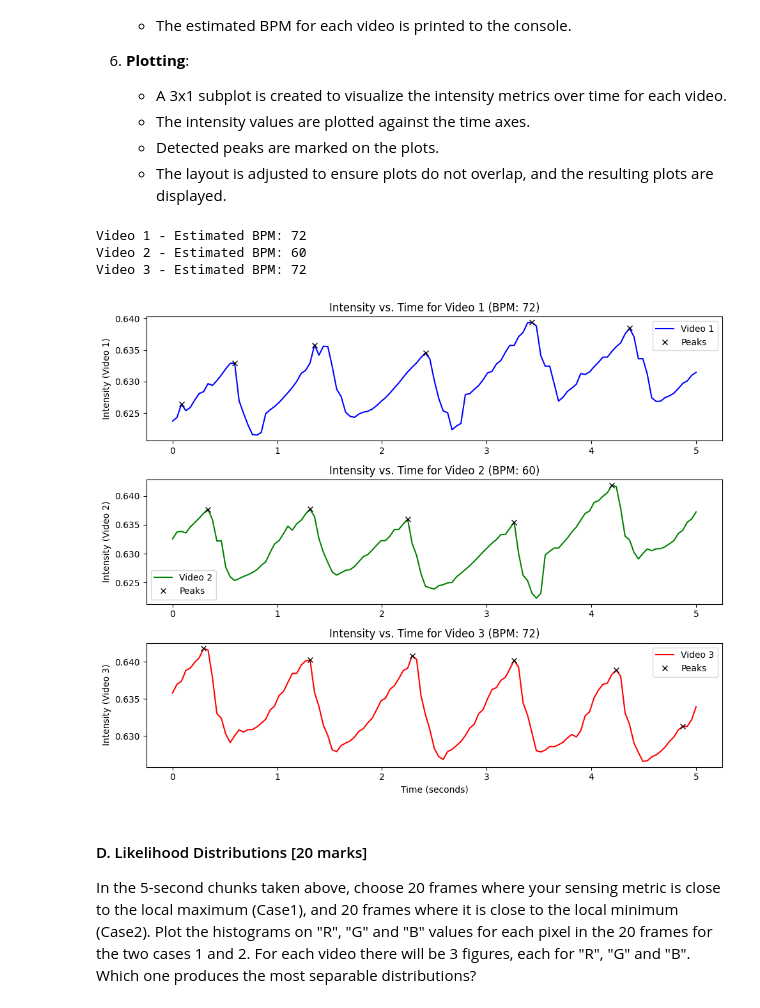
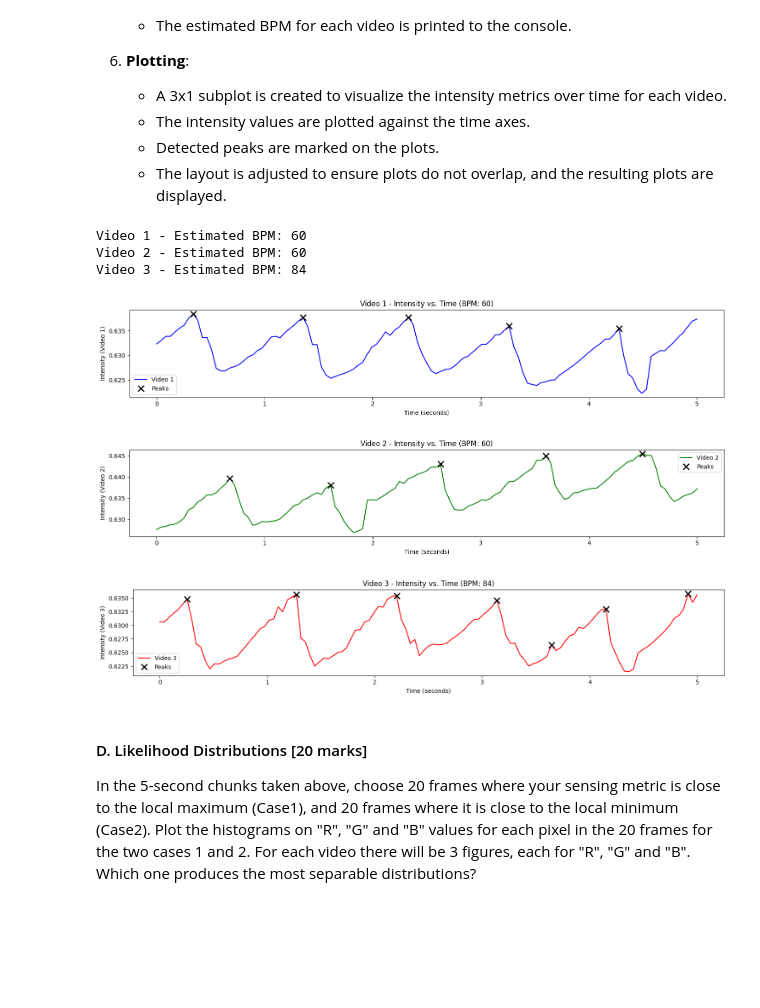
Before and after one commit to dipendughosh/programs, a Jupyter notebook: mtech_2023/sem-3/ssiot/ass-1/CS23M509_CS6650D24/homework1_UoP6650_D24.ipynb, the cells around one changed output. Saved outputs shown, nothing was run; the diff lists cells and outputs as text; code cells hidden in the pictures; blank space fills up the shorter version.

```diff
--- a/mtech_2023/sem-3/ssiot/ass-1/CS23M509_CS6650D24/homework1_UoP6650_D24.ipynb
+++ b/mtech_2023/sem-3/ssiot/ass-1/CS23M509_CS6650D24/homework1_UoP6650_D24.ipynb
@@ -156,7 +162,7 @@ Design your sensing metric. Note that each frame is a 2D vector of size [AxB], c
 ## put your snippet here with complete explanation in comments
 ## Marks will be provided based on code readability (not yourself, but others) and detailed comments
 
-def calculate_intensity_metric(videoIndex, frame):
+def calculate_intensity_metric(frame):
     """
     Calculates the Frame Intensity Metric for a given video frame.
 
@@ -203,7 +209,7 @@ for videoIndex, frames in videoFrames.items():
     # Loop through each frame in the current video
     for frameIndex, frameTemp in enumerate(frames):
         # Calculate the intensity metric for the current frame
-        intensityMetric = calculate_intensity_metric(videoIndex, frameTemp)
+        intensityMetric = calculate_intensity_metric(frameTemp)
 
         # Store the intensity metric along with the frame index in the intensityMetrics dictionary
         intensityMetrics[str(videoIndex)].append({
@@ -211,5 +217,5 @@ for videoIndex, frames in videoFrames.items():
             'intensityMetric': intensityMetric
         })
 
-        # Uncomment the line below if you want to print the intensity metric for each frame
-        # print(f"Video {videoIndex}, Frame {frameIndex + 1}, Intensity Metric: {intensityMetric:.4f}")
+        # Comment/Uncomment the line below if you want to print/not print the intensity metric for each frame
+        print(f"Video {videoIndex}, Frame {frameIndex + 1}, Intensity Metric: {intensityMetric:.4f}")
@@ -252,10 +276,7 @@ Plot your frame intensity metric vs. time for a random 5-second chunk of the thr
 ## put your snippet here with complete explanation in comments
 ## Marks will be provided based on code readability (not yourself, but others) and detailed comments
 
-# Dictionary to store plot colors for each video for visualization purposes
-plotColors = {"1": 'blue', "2": 'green', "3": 'red'}
-
-def get_random_chunk(frames, videoIndex, fps, duration=5):
+def get_random_chunk(frames, videoIndex, fps, duration):
     """
     Extracts a random chunk of frames from a video.
 
@@ -297,46 +318,45 @@ def plot_intensity_metric_bpm():
     - Peaks in intensity are marked with 'x' symbols.
     - A title for each subplot shows the corresponding video and BPM value.
 
-    Args:
-        None
-
-    Returns:
-        None: Displays the intensity metrics plot with peaks.
+    Outputs:
+    - Displays the intensity metrics plot with peaks per video.
     """
 
-    # Create a figure with 3 subplots (one for each video)
-    fig, ax = plt.subplots(3, 1, figsize=(10, 8))
+    # Dictionary to store plot colors for each video for visualization purposes
+    plotColors = {"1": 'blue', "2": 'green', "3": 'red'}
 
     # Iterate over each video to plot intensity metrics and mark detected peaks
-    for i, videoIndex in enumerate(intensityMetrics):
+    for _, videoIndex in enumerate(intensityMetrics):
+        # Create a figure with 3 subplots (one for each video)
+        fig, ax = plt.subplots(figsize=(15, 3))
 
         # Extract intensity values from the chunks data for the current video
         intensityValues = [frameData['intensityMetric'] for frameData in chunks[videoIndex]]
 
         # Plot intensity values over time for the current video
-        ax[i].plot(timeAxes[videoIndex], intensityValues, color=plotColors[videoIndex], label=f"Video {videoIndex}")
+        ax.plot(timeAxes[videoIndex], intensityValues, color=plotColors[videoIndex], label=f"Video {videoIndex}")
 
         # Detect peaks in the intensity data using find_peaks, based on frame rate (0.5-second minimum distance)
         peaks, _ = find_peaks(intensityValues, distance=framesPerSecondValues[videoIndex] * 0.5)
 
         # Mark the detected peaks on the plot with black 'x' markers
-        ax[i].plot(timeAxes[videoIndex][peaks], np.array(intensityValues)[peaks], "x", color='black', label="Peaks")
+        ax.plot(timeAxes[videoIndex][peaks], np.array(intensityValues)[peaks], "x", color='black', label="Peaks", markersize=10, markeredgewidth=2)
+
+        # Set the x-axis label for each subplot to indicate the time
+        ax.set_xlabel(f"Time (seconds)")
 
         # Set the y-axis label for each subplot to indicate the intensity metric
-        ax[i].set_ylabel(f"Intensity (Video {videoIndex})")
+        ax.set_ylabel(f"Intensity (Video {videoIndex})")
 
         # Set the title for each subplot, including the video index and its corresponding BPM value
-        ax[i].set_title(f"Intensity vs. Time for Video {videoIndex} (BPM: {bpmValues[videoIndex]})")
+        ax.set_title(f"Video {videoIndex} - Intensity vs. Time (BPM: {bpmValues[videoIndex]})")
 
         # Display a legend showing the plot labels (video number and peaks)
-        ax[i].legend()
+        ax.legend()
 
-    # Set the x-axis label for the entire figure (common to all subplots)
-    plt.xlabel("Time (seconds)")
-
-    # Adjust the layout to ensure the subplots don't overlap and display the final plot
-    plt.tight_layout()
-    plt.show()
+        # Adjust the layout to ensure the subplots don't overlap and display the final plot
+        plt.tight_layout()
+        plt.show()
 
 # Initialize a dictionary to store chunk information for each video
 chunkInfos = {"1": [], "2": [], "3": []}
@@ -349,40 +369,44 @@ timeAxes = {"1": [], "2": [], "3": []}
 # Dictionary to store estimated BPM (beats per minute) values for each video
 bpmValues = {"1": 0, "2": 0, "3": 0}
 
+# Duration of each chunk. This can be modified as per requirement
+duration = 5
 # --------------------------------------------------------------------------------------------------------------#
 # Main processing loop for video frames
 # --------------------------------------------------------------------------------------------------------------#
 # Extract random 5-second chunks from the intensity metrics for each video
 for videoIndex, frames in intensityMetrics.items():
     # Get a random chunk of intensity metrics for the current video
-    chunks[videoIndex], chunkInfos = get_random_chunk(frames, videoIndex, framesPerSecondValues[videoIndex])
+    chunks[videoIndex], chunkInfos = get_random_chunk(frames, videoIndex, framesPerSecondValues[videoIndex], duration)
 
     # Create a time axis for the extracted chunk, ranging from 0 to 5 seconds
     timeAxes[videoIndex] = np.linspace(0, 5, len(chunks[videoIndex]))
 
     # Extract intensity values from the chunk for peak detection
     intensityValues = [frameData['intensityMetric'] for frameData in chunks[videoIndex]]
 
     # Find peaks in the intensity values to estimate BPM. The fps is multiplied by 0.5 so that all peaks close
     # to the one selected are discarded and only something at a proper distance is taken.
     # Why 0.5 sec? Assuming every half a second a the heart beats
     peaks, _ = find_peaks(intensityValues, distance=framesPerSecondValues[videoIndex] * 0.5)
     totalPeaks = len(peaks)
 
     # Estimate BPM based on the number of detected peaks in the 5-second chunk
     bpmValues[videoIndex] = totalPeaks * 12  # Multiply by 12 to convert to BPM (60 seconds / 5 seconds)
 
 # Output the estimated BPM values for each video
 for videoIndex, bpm in bpmValues.items():
     print(f"Video {videoIndex} - Estimated BPM: {bpm}")
 
 # Plot the intensity metrics over time for the three videos
 plot_intensity_metric_bpm()
 # %% [output]
-Video 1 - Estimated BPM: 72
+Video 1 - Estimated BPM: 60
 Video 2 - Estimated BPM: 60
-Video 3 - Estimated BPM: 72
+Video 3 - Estimated BPM: 84
-[figure, old version]
+[figure, new version]
+[figure, added]
+[figure, added]
 # %% [markdown]
 #### D. Likelihood Distributions [20 marks]
 In the 5-second chunks taken above, choose 20 frames where your sensing metric is close to the local maximum (Case1), and 20 frames where it is close to the local minimum (Case2). Plot the histograms on "R", "G" and "B" values for each pixel in the 20 frames for the two cases 1 and 2. For each video there will be 3 figures, each for "R", "G" and "B". Which one produces the most separable distributions?
```
Also changed, not shown: parts of 8 cells of this notebook, 1 other file.
